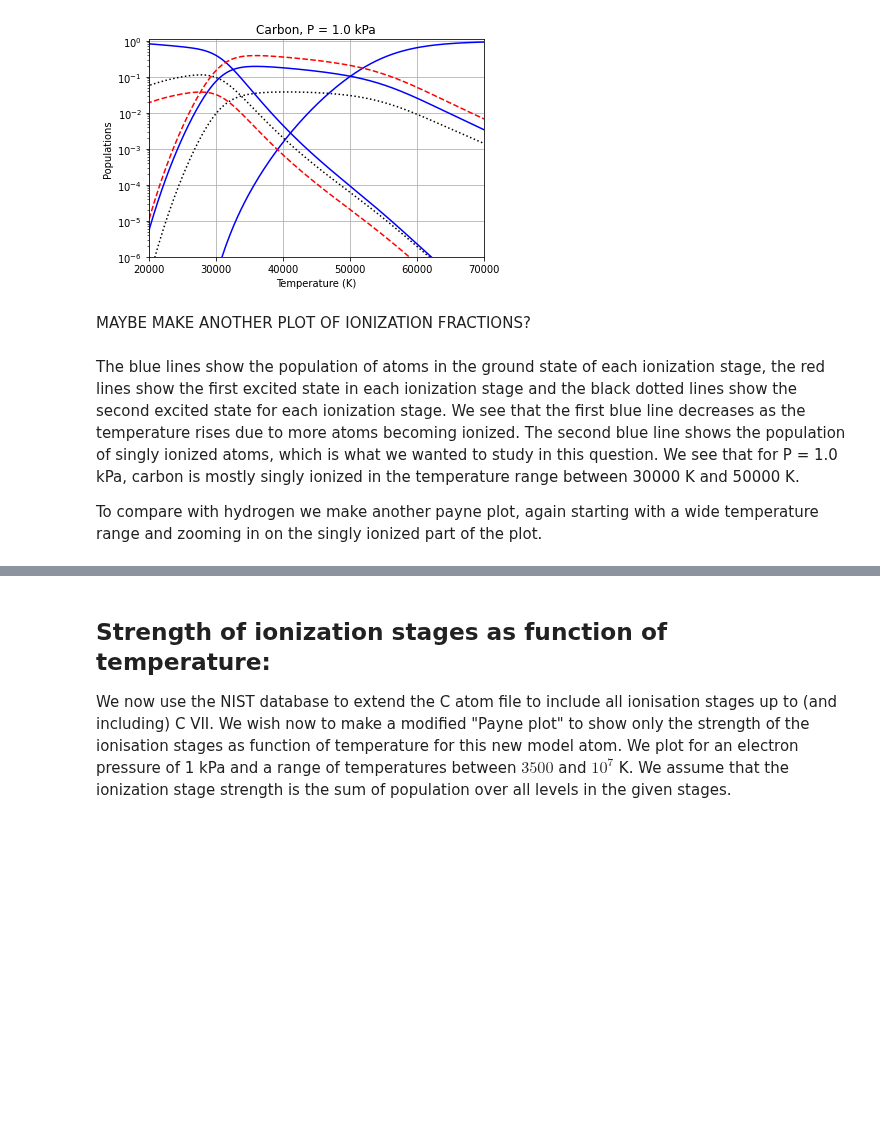
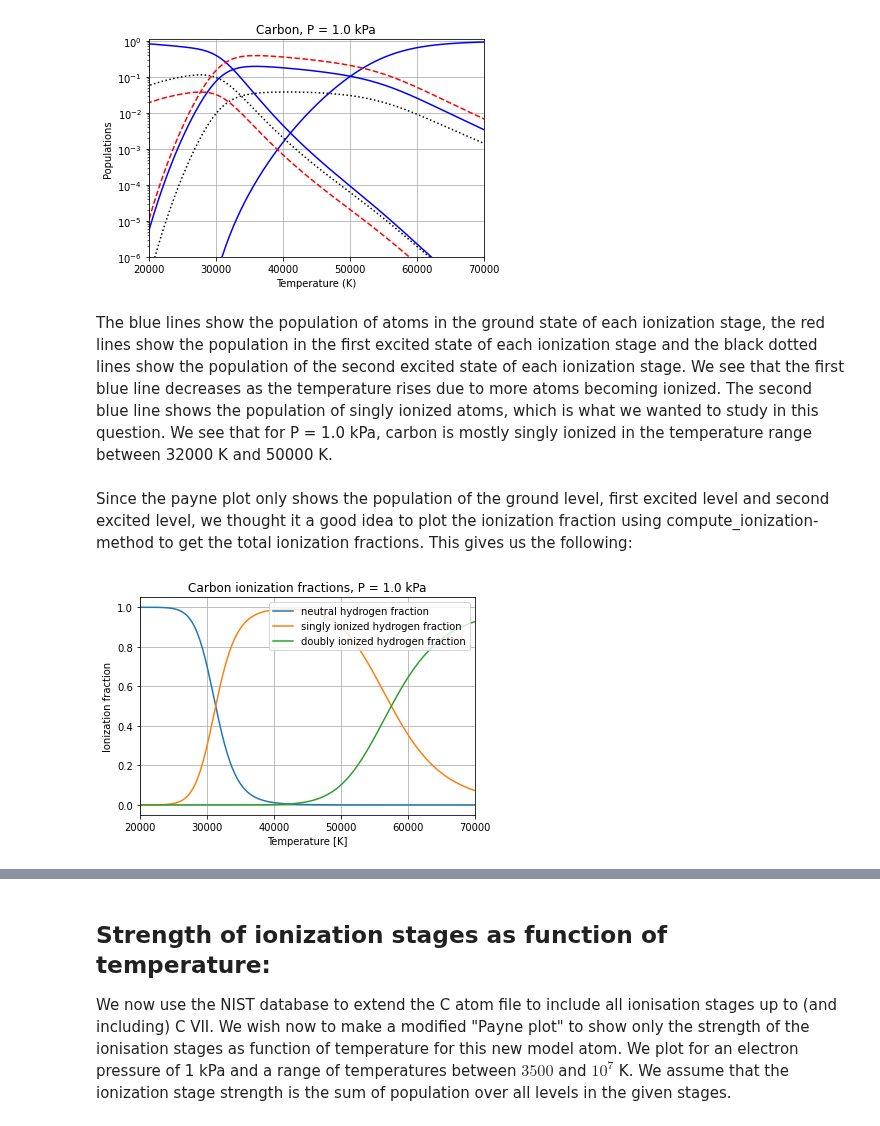
Before and after one commit to Rachelstiansen/AST4310, a Jupyter notebook: project work/project1/project1_student.ipynb, the cells around one changed output, grey strips where cells are left out. Cells and saved outputs as stored; diff of their text form; code cells hidden in the pictures; blank space fills up the shorter version.

Commit message:
think 3.1 and 3.2 are good now

```diff
--- a/project work/project1/project1_student.ipynb
+++ b/project work/project1/project1_student.ipynb
@@ -334,9 +335,27 @@ plt.title(f'Carbon, P = {pressure}')
 plt.xlim(20000, 70000); # zoom into area of interest
 # %% [output]
 [figure]
-# %% [markdown]
-MAYBE MAKE ANOTHER PLOT OF IONIZATION FRACTIONS?
 # %% [markdown]
-The blue lines show the population of atoms in the ground state of each ionization stage, the red lines show the first excited state in each ionization stage and the black dotted lines show the second excited state for each ionization stage. We see that the first blue line decreases as the temperature rises due to more atoms becoming ionized. The second blue line shows the population of singly ionized atoms, which is what we wanted to study in this question. We see that for P = 1.0 kPa, carbon is mostly singly ionized in the temperature range between 30000 K and 50000 K.
-
-To compare with hydrogen we make another payne plot, again starting with a wide temperature range and zooming in on the singly ionized part of the plot.
+The blue lines show the population of atoms in the ground state of each ionization stage, the red lines show the population in the first excited state of each ionization stage and the black dotted lines show the population of the second excited state of each ionization stage. We see that the first blue line decreases as the temperature rises due to more atoms becoming ionized. The second blue line shows the population of singly ionized atoms, which is what we wanted to study in this question. We see that for P = 1.0 kPa, carbon is mostly singly ionized in the temperature range between 32000 K and 50000 K.
+# %% [markdown]
+Since the payne plot only shows the population of the ground level, first excited level and second excited level, we thought it a good idea to plot the ionization fraction using compute_ionization-method to get the total ionization fractions. This gives us the following:
+# %%
+temperatures = np.linspace(5000, 100000, 500) * units.K
+pressure = 1 * units.kPa
+
+neutral_frac = c_atom.compute_ionisation(temperatures, pressure)[0]
+singly_ionized_frac = c_atom.compute_ionisation(temperatures, pressure)[1]
+doubly_ionized_frac = c_atom.compute_ionisation(temperatures, pressure)[2]
+
+plt.plot(temperatures, neutral_frac, label="neutral hydrogen fraction")
+plt.plot(temperatures, singly_ionized_frac, label="singly ionized hydrogen fraction")
+plt.plot(temperatures, doubly_ionized_frac, label="doubly ionized hydrogen fraction")
+
+plt.title(f"Carbon ionization fractions, P = {pressure}")
+plt.xlabel("Temperature [K]")
+plt.ylabel("Ionization fraction")
+plt.grid()
+plt.legend(loc="upper right");
+plt.xlim(20000, 70000);
+# %% [output]
+[figure, added]
```
Also changed, not shown: parts of 11 cells of this notebook.
